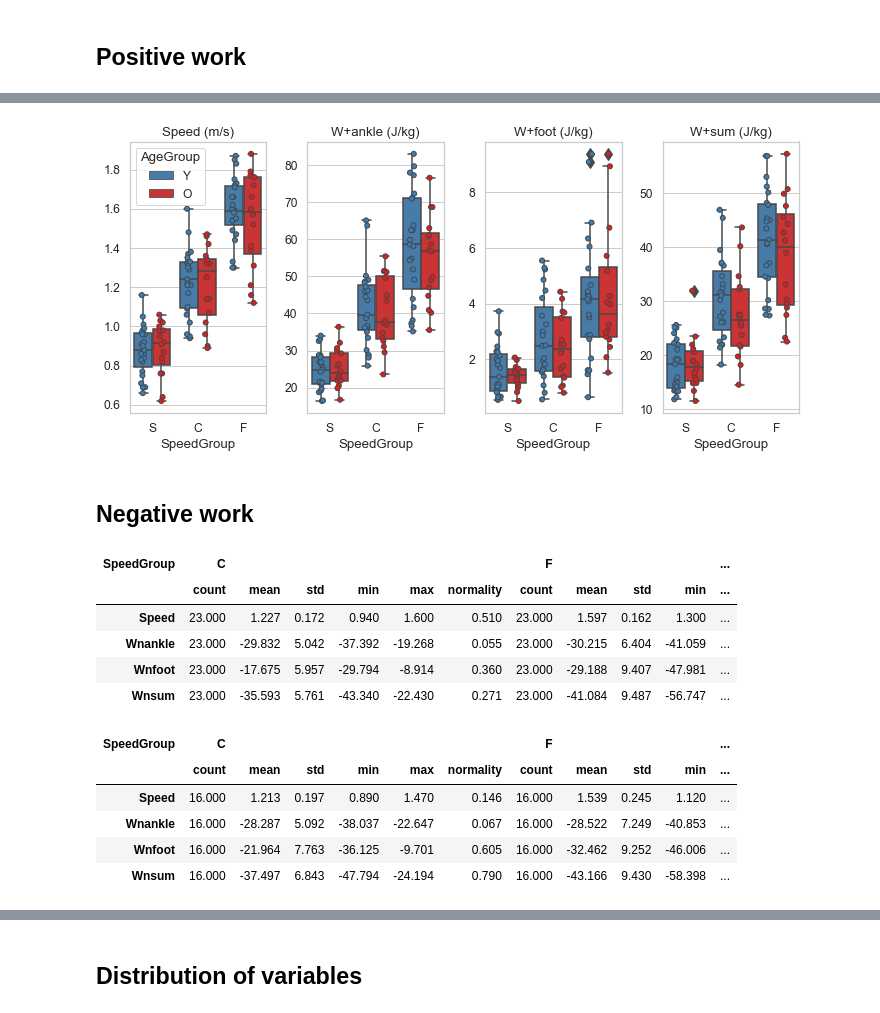
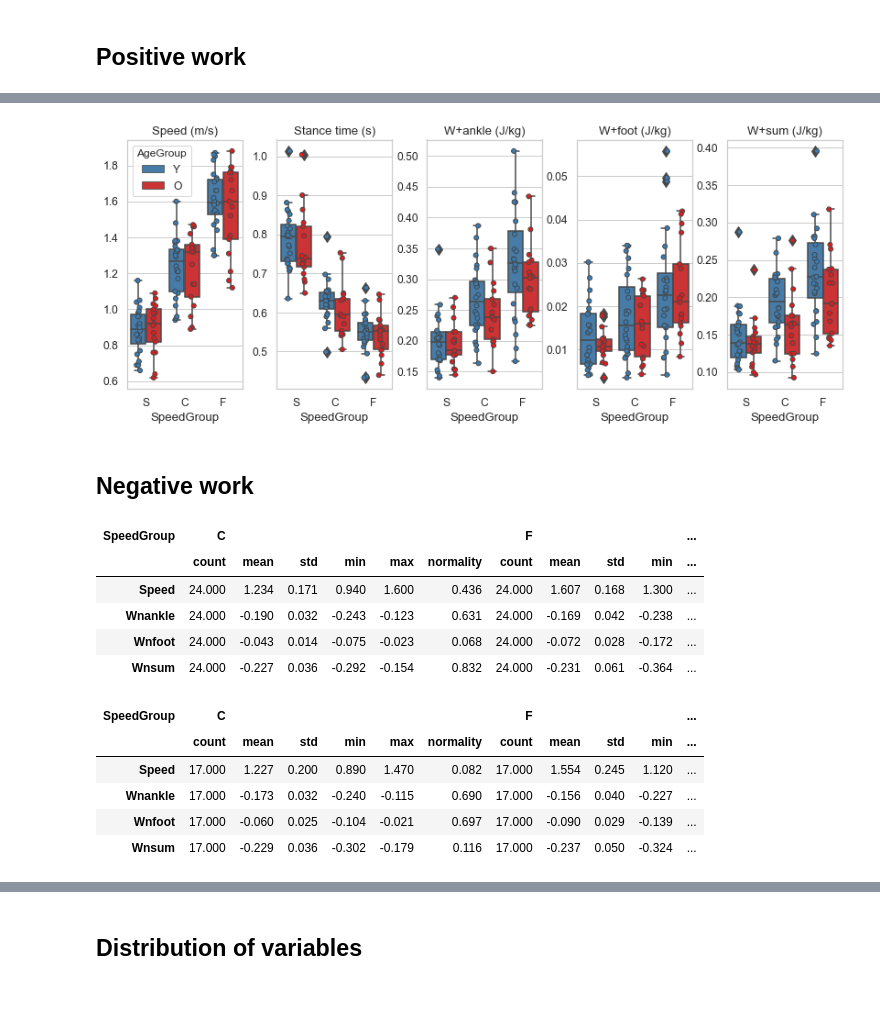
Before and after one commit to BMClab/papers, a Jupyter notebook: age_speed_af_power/notebooks/descriptive.ipynb, the cells around one changed output, grey strips where cells are left out. Cells and saved outputs as stored; diff of their text form; code cells hidden in the pictures.

```diff
--- a/age_speed_af_power/notebooks/descriptive.ipynb
+++ b/age_speed_af_power/notebooks/descriptive.ipynb
@@ -23,7 +23,7 @@ pd.set_option('precision', 3)  # number of decimal places for the environment
 # %%
 # load data
 path2 = r'./../data/'
-fname = os.path.join(path2, 'UD_stats_all_speeds.csv')
+fname = os.path.join(path2, 'UD_stats_all_speeds_2.csv')
 df = pd.read_csv(fname, sep=',', header=0, index_col=0)
 df
 # %% [output]
@@ -165,7 +168,7 @@ describe(data, 'SpeedGroup');
 # %%
-var = ['Speed', 'Pankle', 'Pfoot', 'Psum']
-labels = ['Speed (m/s)', 'Pankle (W/kg)', 'Pfoot (W/kg)', 'Psum (W/kg)']
-fig, axs = plt.subplots(1, 4, figsize=(12, 5), gridspec_kw={'hspace': .1, 'wspace': .3})
+var = ['Speed', 'StanceTime', 'Pankle', 'Pfoot', 'Psum']
+labels = ['Speed (m/s)', 'Stance time (s)', 'Pankle (W/kg)', 'Pfoot (W/kg)', 'Psum (W/kg)']
+fig, axs = plt.subplots(1, 5, figsize=(14, 5), gridspec_kw={'hspace': .1, 'wspace': .3})
 for ax, v, label in zip(axs, var, labels):
     sns.stripplot(x='SpeedGroup', y=v, data=df, ax=ax, hue='AgeGroup', jitter=True,
                   edgecolor='gray', linewidth=1, dodge=True)
@@ -204,22 +207,22 @@ describe(data, 'SpeedGroup');
 # %%
-var = ['Speed', 'Wpankle', 'Wpfoot', 'Wpsum']
-labels = ['Speed (m/s)', 'W+ankle (J/kg)',  'W+foot (J/kg)', 'W+sum (J/kg)']
-fig, axs = plt.subplots(1, 4, figsize=(12, 5), gridspec_kw={'hspace': .1, 'wspace': .3})
+var = ['Speed', 'StanceTime', 'Wpankle', 'Wpfoot', 'Wpsum']
+labels = ['Speed (m/s)', 'Stance time (s)', 'W+ankle (J/kg)',  'W+foot (J/kg)', 'W+sum (J/kg)']
+fig, axs = plt.subplots(1, 5, figsize=(14, 5), gridspec_kw={'hspace': .1, 'wspace': .3})
 for ax, v, label in zip(axs, var, labels):
     sns.stripplot(x='SpeedGroup', y=v, data=df, ax=ax, hue='AgeGroup', jitter=True,
                   edgecolor='gray', linewidth=1, dodge=True)
     sns.boxplot(x='SpeedGroup', y=v, data=df, fliersize=9, ax=ax, hue='AgeGroup')
     handles, labels = ax.get_legend_handles_labels()
     if v == 'Speed':
         ax.legend(handles[:2], labels[:2], frameon=True, loc='best', title='AgeGroup')
     else:
         ax.get_legend().remove()
     ax.set_title(label)
     #ax.set_xlabel('Category')
     ax.set_ylabel('')
 plt.show()
 # %% [output]
-[figure, old version]
+[figure, new version]
 # %% [markdown]
 ## Negative work
 # %%
@@ -230,14 +233,14 @@ describe(data, 'SpeedGroup');
 # %% [output]
 | SpeedGroup | C |  |  |  |  |  | F |  |  |  | ... |
 |  | count | mean | std | min | max | normality | count | mean | std | min | ... |
-| Speed | 23.000 | 1.227 | 0.172 | 0.940 | 1.600 | 0.510 | 23.000 | 1.597 | 0.162 | 1.300 | ... |
-| Wnankle | 23.000 | -29.832 | 5.042 | -37.392 | -19.268 | 0.055 | 23.000 | -30.215 | 6.404 | -41.059 | ... |
-| Wnfoot | 23.000 | -17.675 | 5.957 | -29.794 | -8.914 | 0.360 | 23.000 | -29.188 | 9.407 | -47.981 | ... |
-| Wnsum | 23.000 | -35.593 | 5.761 | -43.340 | -22.430 | 0.271 | 23.000 | -41.084 | 9.487 | -56.747 | ... |
+| Speed | 24.000 | 1.234 | 0.171 | 0.940 | 1.600 | 0.436 | 24.000 | 1.607 | 0.168 | 1.300 | ... |
+| Wnankle | 24.000 | -0.190 | 0.032 | -0.243 | -0.123 | 0.631 | 24.000 | -0.169 | 0.042 | -0.238 | ... |
+| Wnfoot | 24.000 | -0.043 | 0.014 | -0.075 | -0.023 | 0.068 | 24.000 | -0.072 | 0.028 | -0.172 | ... |
+| Wnsum | 24.000 | -0.227 | 0.036 | -0.292 | -0.154 | 0.832 | 24.000 | -0.231 | 0.061 | -0.364 | ... |
 | SpeedGroup | C |  |  |  |  |  | F |  |  |  | ... |
 |  | count | mean | std | min | max | normality | count | mean | std | min | ... |
-| Speed | 16.000 | 1.213 | 0.197 | 0.890 | 1.470 | 0.146 | 16.000 | 1.539 | 0.245 | 1.120 | ... |
-| Wnankle | 16.000 | -28.287 | 5.092 | -38.037 | -22.647 | 0.067 | 16.000 | -28.522 | 7.249 | -40.853 | ... |
-| Wnfoot | 16.000 | -21.964 | 7.763 | -36.125 | -9.701 | 0.605 | 16.000 | -32.462 | 9.252 | -46.006 | ... |
-| Wnsum | 16.000 | -37.497 | 6.843 | -47.794 | -24.194 | 0.790 | 16.000 | -43.166 | 9.430 | -58.398 | ... |
+| Speed | 17.000 | 1.227 | 0.200 | 0.890 | 1.470 | 0.082 | 17.000 | 1.554 | 0.245 | 1.120 | ... |
+| Wnankle | 17.000 | -0.173 | 0.032 | -0.240 | -0.115 | 0.690 | 17.000 | -0.156 | 0.040 | -0.227 | ... |
+| Wnfoot | 17.000 | -0.060 | 0.025 | -0.104 | -0.021 | 0.697 | 17.000 | -0.090 | 0.029 | -0.139 | ... |
+| Wnsum | 17.000 | -0.229 | 0.036 | -0.302 | -0.179 | 0.116 | 17.000 | -0.237 | 0.050 | -0.324 | ... |
 # %%
```
Also changed, not shown: parts of 16 cells of this notebook.
